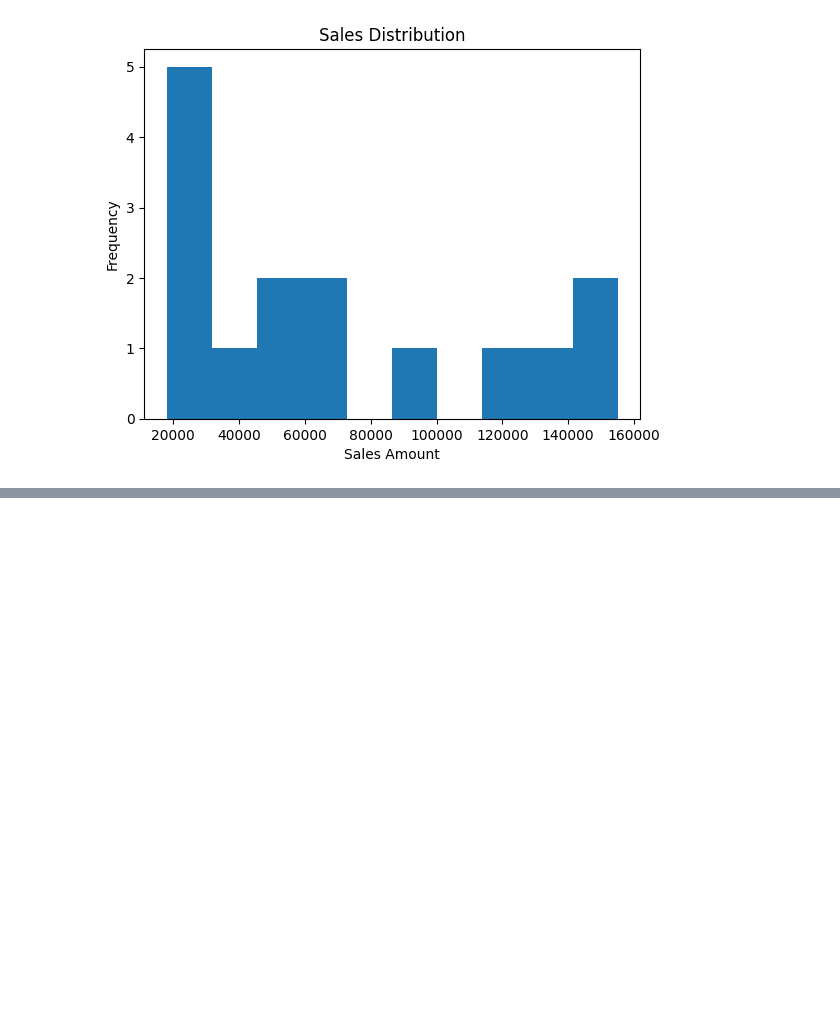
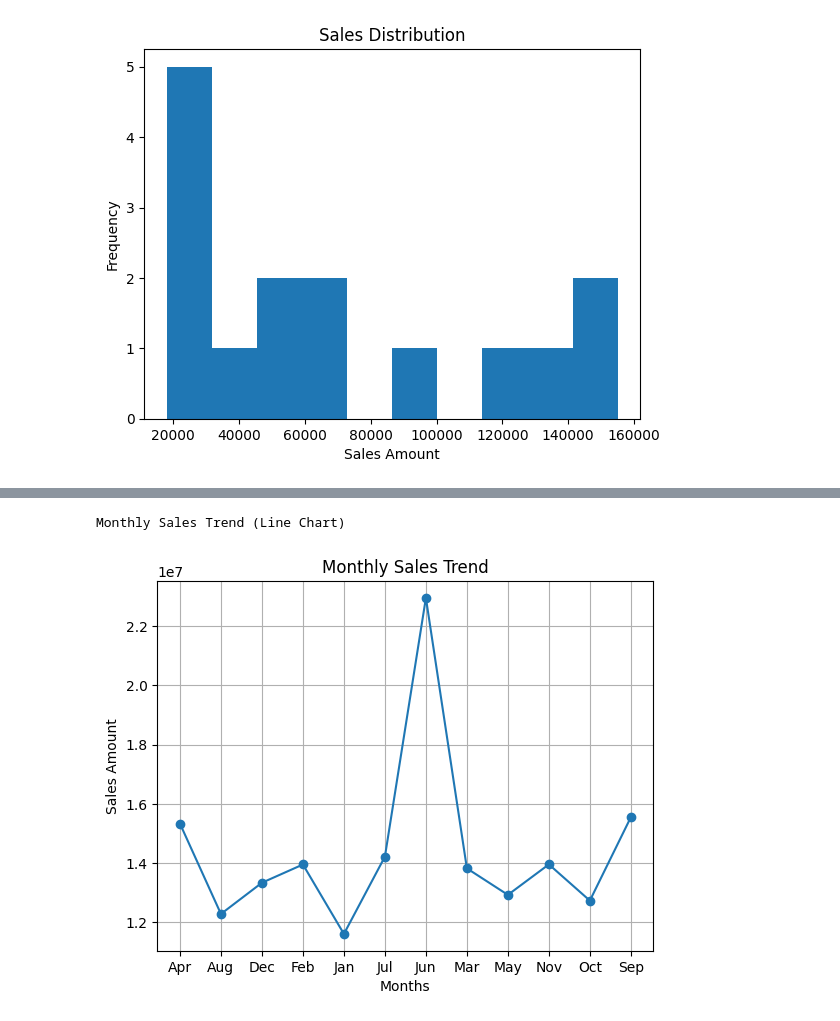
Before and after one commit to usbrendonb/Python, a Jupyter notebook: AI_web_day5.ipynb, the cells around one changed output, grey strips where cells are left out. Cells and saved outputs as stored; diff of their text form; code cells hidden in the pictures; blank space fills up the shorter version.

```diff
--- a/AI_web_day5.ipynb
+++ b/AI_web_day5.ipynb
@@ -139,0 +194,13 @@ Text(0, 0.5, 'Frequency')
+# %%
+
+import matplotlib.pyplot as plt
+import pandas as pd
+
+data = pd.read_csv("/content/sample_data/Smart_Retail_Sales_Dataset_500_Rows - Smart_Retail_Sales_Dataset_500_Rows.csv")
+
+df = pd.DataFrame(data)
+
+
+print("Display first 5 Records:")
+print(df.head(5).to_string(index=False))
+print()
@@ -139,0 +333,14 @@ Text(0, 0.5, 'Frequency')
+# %%
+# Monthly Sales Trend (Line Chart)
+
+print("Monthly Sales Trend (Line Chart)")
+monthly_sales = df.groupby("Month")["Sales_Amount"].sum()
+plt.plot(monthly_sales.index, monthly_sales.values, marker="o")
+plt.title("Monthly Sales Trend")
+plt.xlabel("Months")
+plt.ylabel("Sales Amount")
+plt.grid(True)
+plt.show()
+# %% [output]
+Monthly Sales Trend (Line Chart)
+[figure, added]
```
Also changed, not shown: parts of 17 cells of this notebook.
